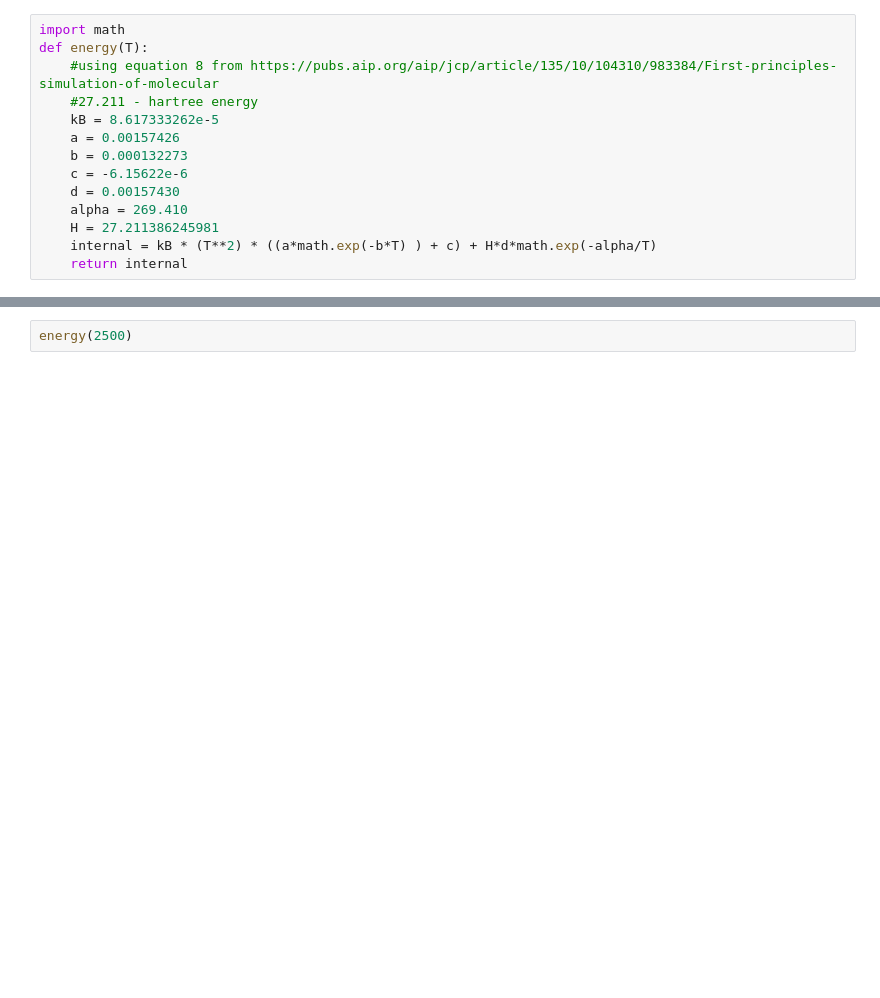
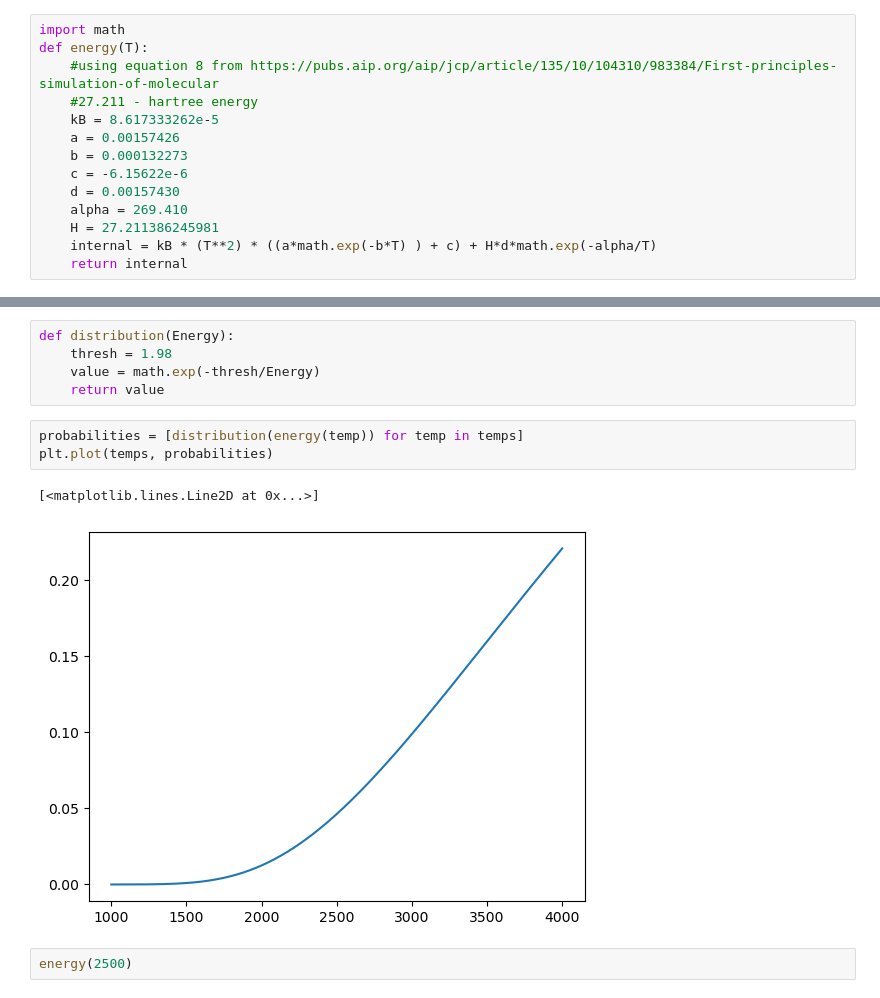
Before and after one commit to wostling/SavinGroup, a Jupyter notebook: Internal energy calculation.ipynb, the cells around one changed output, grey strips where cells are left out. Drawn from its saved outputs; the diff is of its cells as text; blank space fills up the shorter version.

```diff
--- a/Internal energy calculation.ipynb
+++ b/Internal energy calculation.ipynb
@@ -15,3 +25,14 @@ def energy(T):
+# %%
+def distribution(Energy):
+    thresh = 1.98
+    value = math.exp(-thresh/Energy)
+    return value
+# %%
+probabilities = [distribution(energy(temp)) for temp in temps]
+plt.plot(temps, probabilities)
+# %% [output]
+[<matplotlib.lines.Line2D at 0x...>]
+[figure, added]
 # %%
 energy(2500)
 # %% [output]
```
Also changed, not shown: parts of 2 cells of this notebook.
